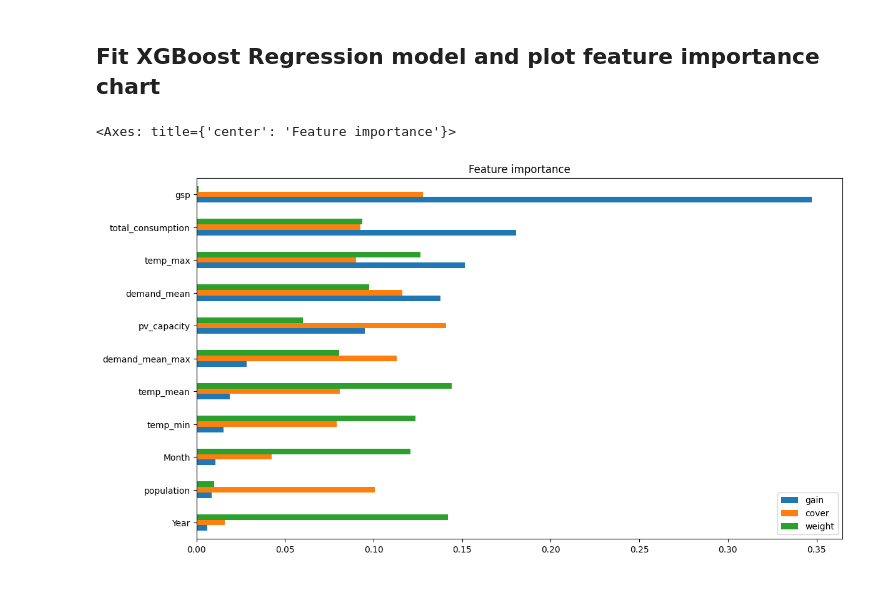
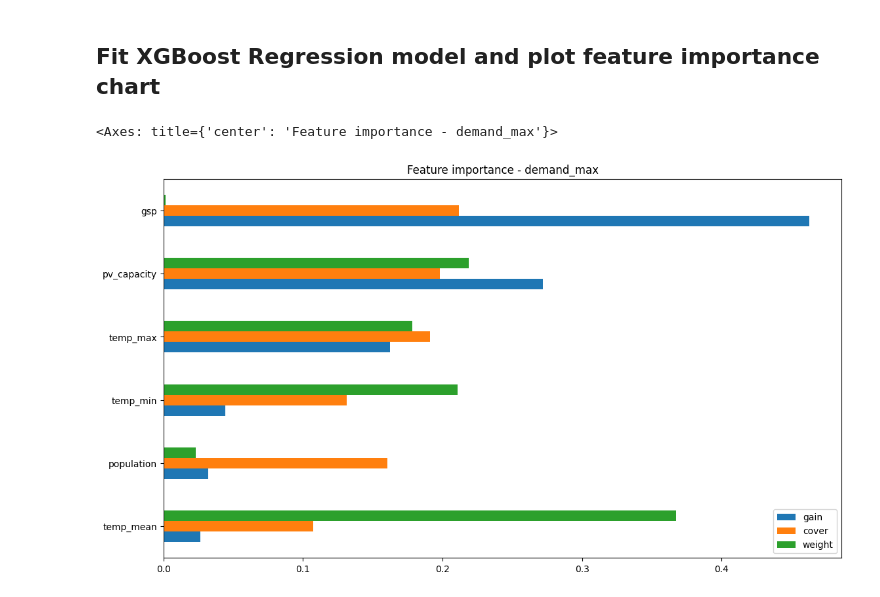
Before and after one commit to Z5429/ZZSC9020-Group-P, a Jupyter notebook: src/feature_selection.ipynb, the cells around one changed output. Saved outputs shown, nothing was run; the diff lists cells and outputs as text; code cells hidden in the pictures.

```diff
--- a/src/feature_selection.ipynb
+++ b/src/feature_selection.ipynb
@@ -65,6 +67,8 @@ df_model_data
 # %% [markdown]
 ## Split data into Response (y) and Independent (X) variable arrays
 # %%
-y = df_model_data['demand_max']
+y_1 = df_model_data['demand_max']
+y_2 = df_model_data['demand_mean']
+y_3 = df_model_data['demand_mean_max']
 
-X = df_model_data.drop('demand_max', axis=1, inplace=False)
+X = df_model_data.drop(columns=columns_to_drop, axis=1, inplace=False)
@@ -103,28 +107,28 @@ X
 ## Fit XGBoost Regression model and plot feature importance chart
 # %%
 model = XGBRegressor(importance_type='gain')
-model.fit(X, y)
+model.fit(X, y_1)
 importances = model.feature_importances_
 s_gain = pd.Series(importances, index=X.columns, name='gain').sort_values()
 # %%
 model = XGBRegressor(importance_type='weight')
-model.fit(X, y)
+model.fit(X, y_1)
 
 importances = model.feature_importances_
 s_weight = pd.Series(importances, index=X.columns, name='weight').sort_values()
 # %%
 model = XGBRegressor(importance_type='cover')
-model.fit(X, y)
+model.fit(X, y_1)
 
 importances = model.feature_importances_
 s_cover = pd.Series(importances, index=X.columns, name='cover').sort_values()
 # %%
 df_result = pd.concat([s_gain, s_cover, s_weight], axis=1)
 # %%
-df_result.plot.barh(figsize=(1280/96, 720/96), title='Feature importance')
+df_result.plot.barh(figsize=(1280/96, 720/96), title='Feature importance - demand_max')
 # %% [output]
-<Axes: title={'center': 'Feature importance'}>
+<Axes: title={'center': 'Feature importance - demand_max'}>
-[figure, old version]
+[figure, new version]
 # %%
 plot_importance(model)
 plt.show()
```
Also changed, not shown: parts of 19 cells of this notebook.
